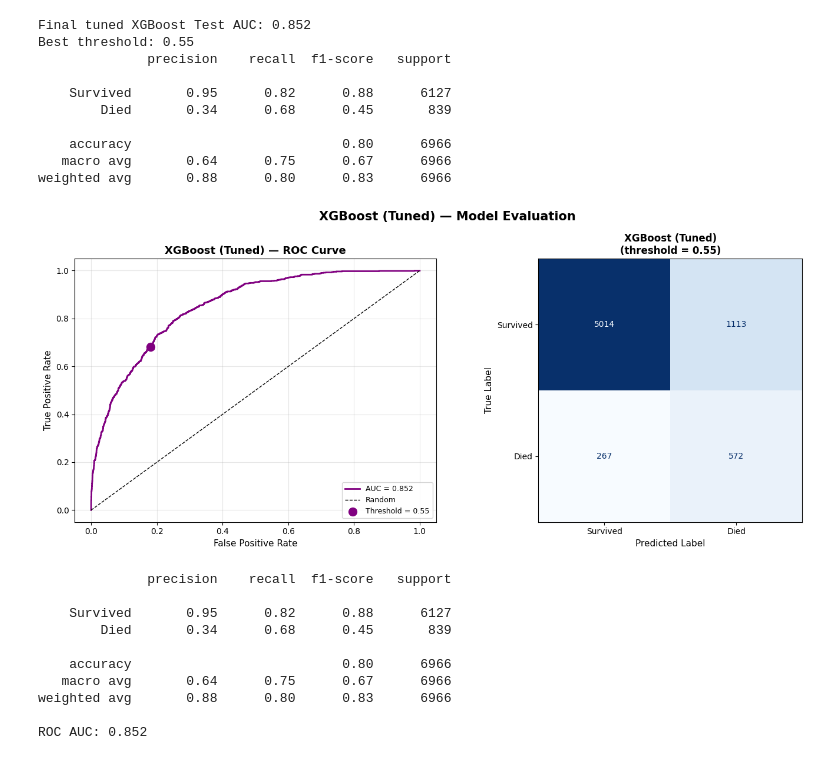
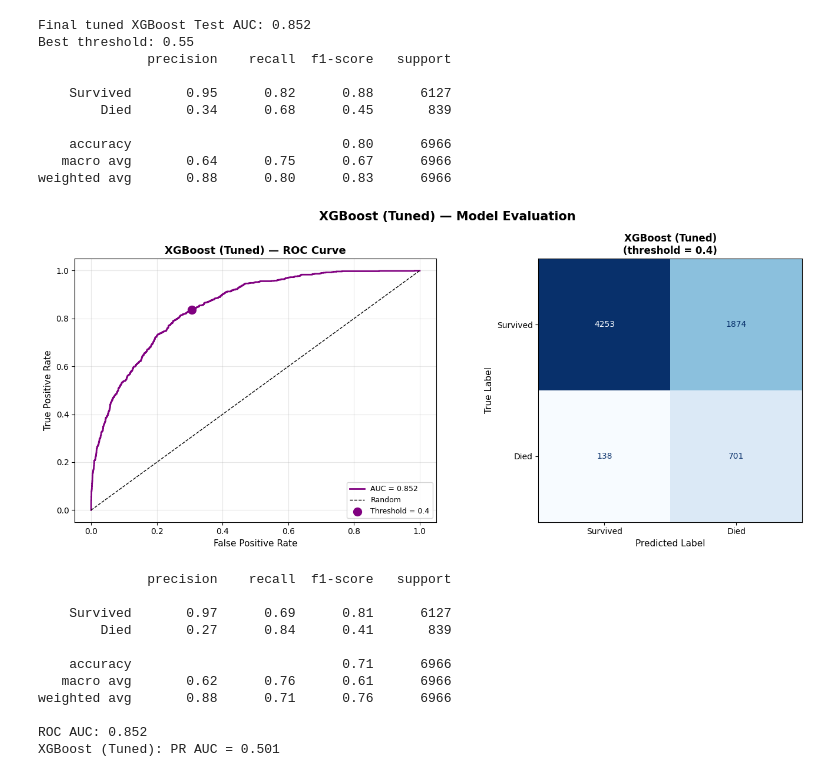
Before and after one commit to UCSF-DataSci/final-project-jack-neary, a Jupyter notebook: XGBoost.ipynb, the cells around one changed output. Cells and saved outputs as stored; diff of their text form; code cells hidden in the pictures.

```diff
--- a/XGBoost.ipynb
+++ b/XGBoost.ipynb
@@ -284,48 +284,51 @@ weighted avg       0.88      0.80      0.83      6966
 # %%
 # ── Evaluate tuned XGBoost ──
 y_prob = final_xgb_pipe.predict_proba(X_test)[:, 1]
-thresh = best_thresh  #best_thresholds['XGBoost (Tuned)']
+thresh = 0.4 # best_thresh / best_thresholds['XGBoost (Tuned)']
 y_pred = (y_prob >= thresh).astype(int)
 
 # ── Plot ──
 fig, axes = plt.subplots(1, 2, figsize=(14, 6))
 
 ax, roc_auc = plot_roc_curve(
     final_xgb_pipe,
     X_test, y_test,
     model_name='XGBoost (Tuned)',
     color='purple',
     threshold=thresh,
     ax=axes[0]
 )
 
 plot_confusion_matrix(
     final_xgb_pipe,
     X_test, y_test,
-    model_name='XGBoost (Tuned)',
-    threshold=thresh,
+    model_name = 'XGBoost (Tuned)',
+    threshold = thresh,
     ax=axes[1]
 )
 
 plt.suptitle('XGBoost (Tuned) — Model Evaluation',
              fontsize=15, fontweight='bold')
 plt.tight_layout()
 plt.savefig('sanity_outputs/xgboost_tuned_evaluation.png', dpi=150, bbox_inches='tight')
 plt.show()
 
 # Print classification report
 print(classification_report(y_test, y_pred,
                               target_names=['Survived', 'Died']))
 print(f"ROC AUC: {roc_auc:.3f}")
+pr_auc = get_pr_auc(final_xgb_pipe, X_test, y_test)
+print(f"XGBoost (Tuned): PR AUC = {pr_auc:.3f}")
 # %% [output]
-[figure, old version]
+[figure, new version]
               precision    recall  f1-score   support
 
-    Survived       0.95      0.82      0.88      6127
-        Died       0.34      0.68      0.45       839
+    Survived       0.97      0.69      0.81      6127
+        Died       0.27      0.84      0.41       839
 
-    accuracy                           0.80      6966
-   macro avg       0.64      0.75      0.67      6966
-weighted avg       0.88      0.80      0.83      6966
+    accuracy                           0.71      6966
+   macro avg       0.62      0.76      0.61      6966
+weighted avg       0.88      0.71      0.76      6966
 
 ROC AUC: 0.852
+XGBoost (Tuned): PR AUC = 0.501
```
Also changed, not shown: parts of 2 cells of this notebook, 3 other files.
